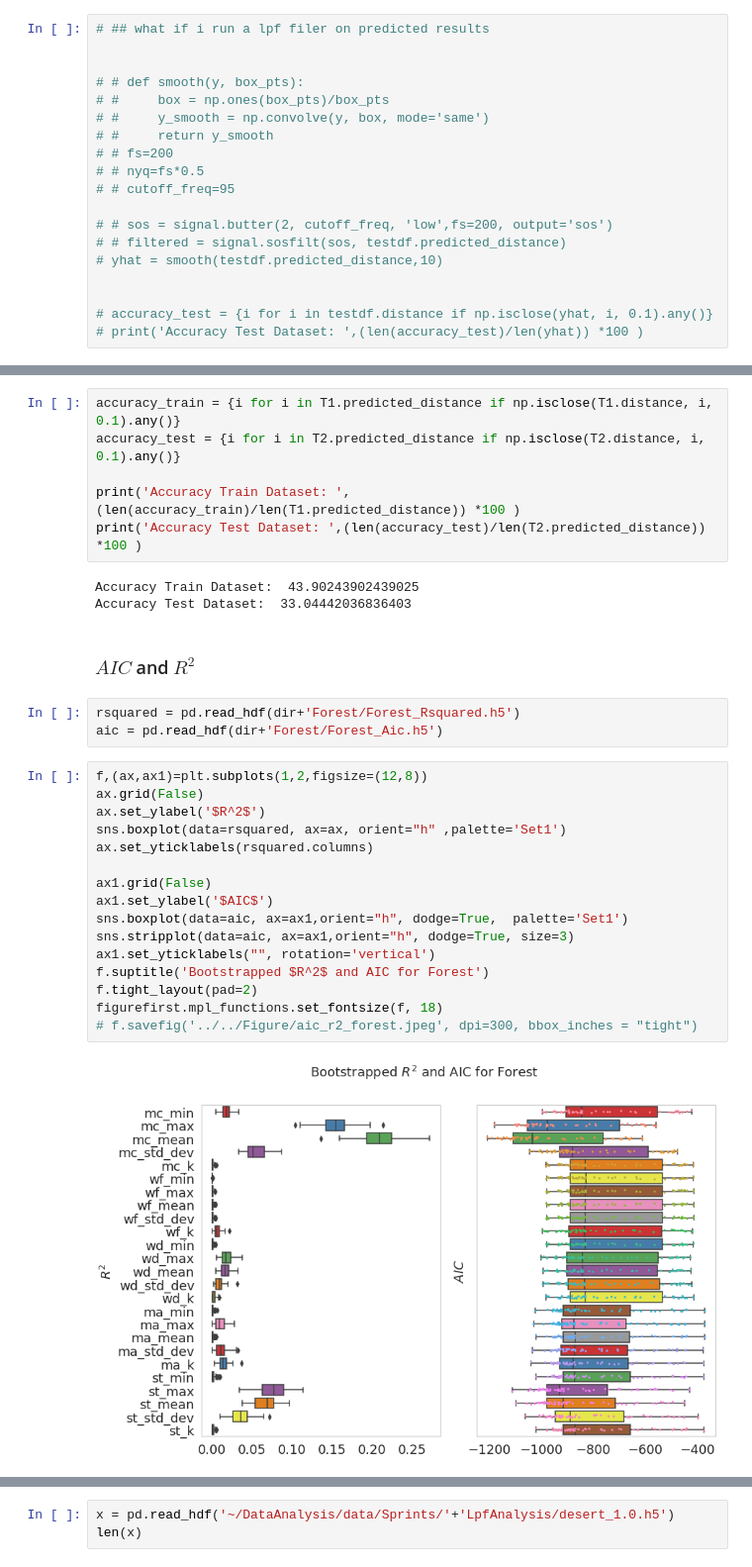
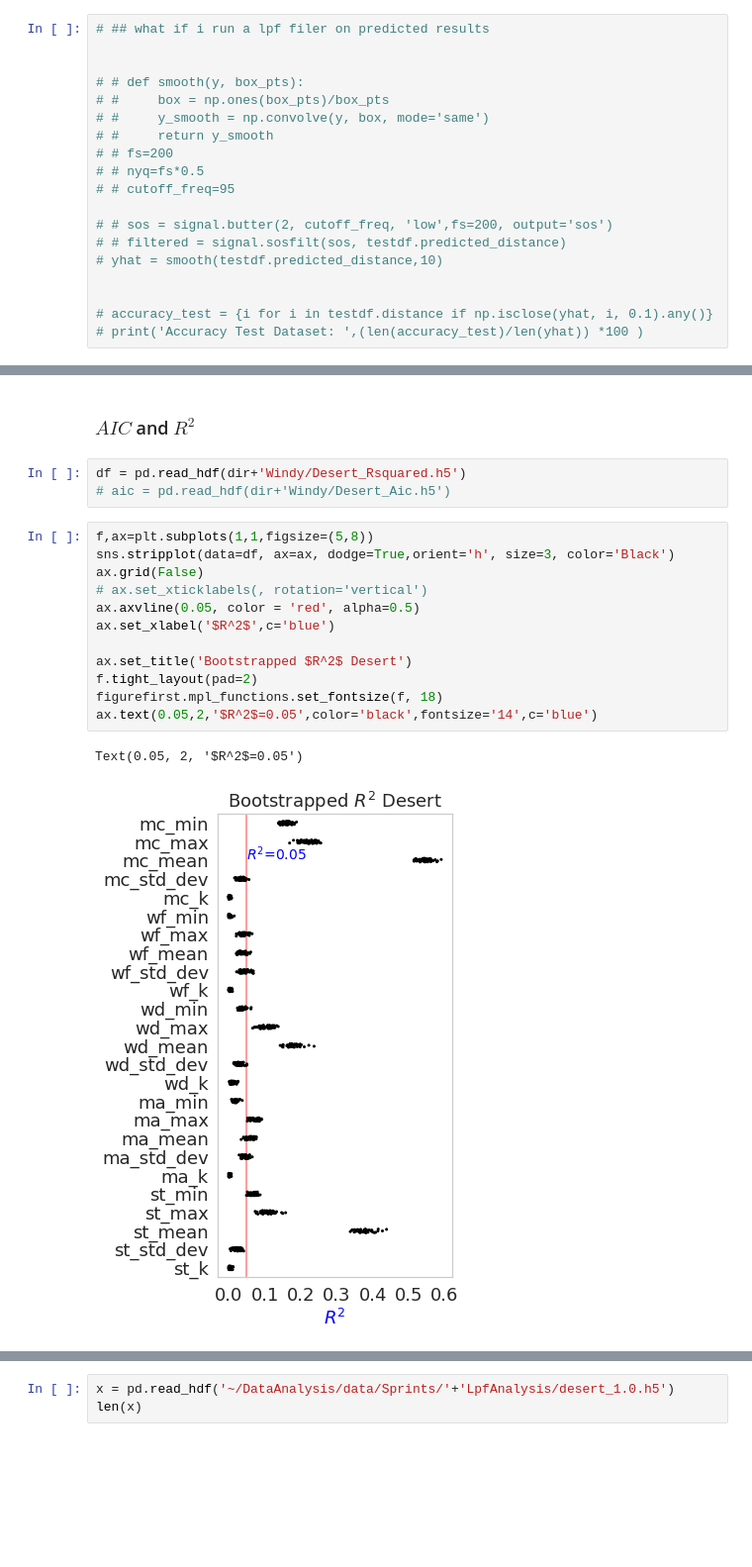
Before and after one commit to arunavanag591/odor_analysis, a Jupyter notebook: data_exploration/dataClassification.ipynb, the cells around one changed output, grey strips where cells are left out. Shown: that part at 99% size. Saved outputs shown, nothing was run; the diff lists cells and outputs as text; blank space fills up the shorter version.

```diff
--- a/data_exploration/dataClassification.ipynb
+++ b/data_exploration/dataClassification.ipynb
@@ -641,32 +529,20 @@ T2.reset_index(inplace=True, drop=True)
-# %%
-accuracy_train = {i for i in T1.predicted_distance if np.isclose(T1.distance, i, 0.1).any()}
-accuracy_test = {i for i in T2.predicted_distance if np.isclose(T2.distance, i, 0.1).any()}
-
-print('Accuracy Train Dataset: ',(len(accuracy_train)/len(T1.predicted_distance)) *100 )
-print('Accuracy Test Dataset: ',(len(accuracy_test)/len(T2.predicted_distance)) *100 )
-# %% [output]
-Accuracy Train Dataset:  43.90243902439025
-Accuracy Test Dataset:  33.04442036836403
 # %% [markdown]
 ### $AIC$ and $R^2$
 # %%
-rsquared = pd.read_hdf(dir+'Forest/Forest_Rsquared.h5')
-aic = pd.read_hdf(dir+'Forest/Forest_Aic.h5')
+df = pd.read_hdf(dir+'Windy/Desert_Rsquared.h5')
+# aic = pd.read_hdf(dir+'Windy/Desert_Aic.h5')
-# %%
-f,(ax,ax1)=plt.subplots(1,2,figsize=(12,8))
-ax.grid(False)
-ax.set_ylabel('$R^2$')
-sns.boxplot(data=rsquared, ax=ax, orient="h" ,palette='Set1')
-ax.set_yticklabels(rsquared.columns)
-
-ax1.grid(False)
-ax1.set_ylabel('$AIC$')
-sns.boxplot(data=aic, ax=ax1,orient="h", dodge=True,  palette='Set1')
-sns.stripplot(data=aic, ax=ax1,orient="h", dodge=True, size=3)
-ax1.set_yticklabels("", rotation='vertical')
-f.suptitle('Bootstrapped $R^2$ and AIC for Forest')
-f.tight_layout(pad=2)
-figurefirst.mpl_functions.set_fontsize(f, 18)
-# f.savefig('../../Figure/aic_r2_forest.jpeg', dpi=300, bbox_inches = "tight")
-# %% [output]
-[figure, removed]
+# %%
+f,ax=plt.subplots(1,1,figsize=(5,8))
+sns.stripplot(data=df, ax=ax, dodge=True,orient='h', size=3, color='Black')
+ax.grid(False)
+# ax.set_xticklabels(, rotation='vertical')
+ax.axvline(0.05, color = 'red', alpha=0.5)
+ax.set_xlabel('$R^2$',c='blue')
+
+ax.set_title('Bootstrapped $R^2$ Desert')
+f.tight_layout(pad=2)
+figurefirst.mpl_functions.set_fontsize(f, 18)
+ax.text(0.05,2,'$R^2$=0.05',color='black',fontsize='14',c='blue')
+# %% [output]
+Text(0.05, 2, '$R^2$=0.05')
+[figure, added]
```
Also changed, not shown: parts of 17 cells of this notebook, 1 other file.
